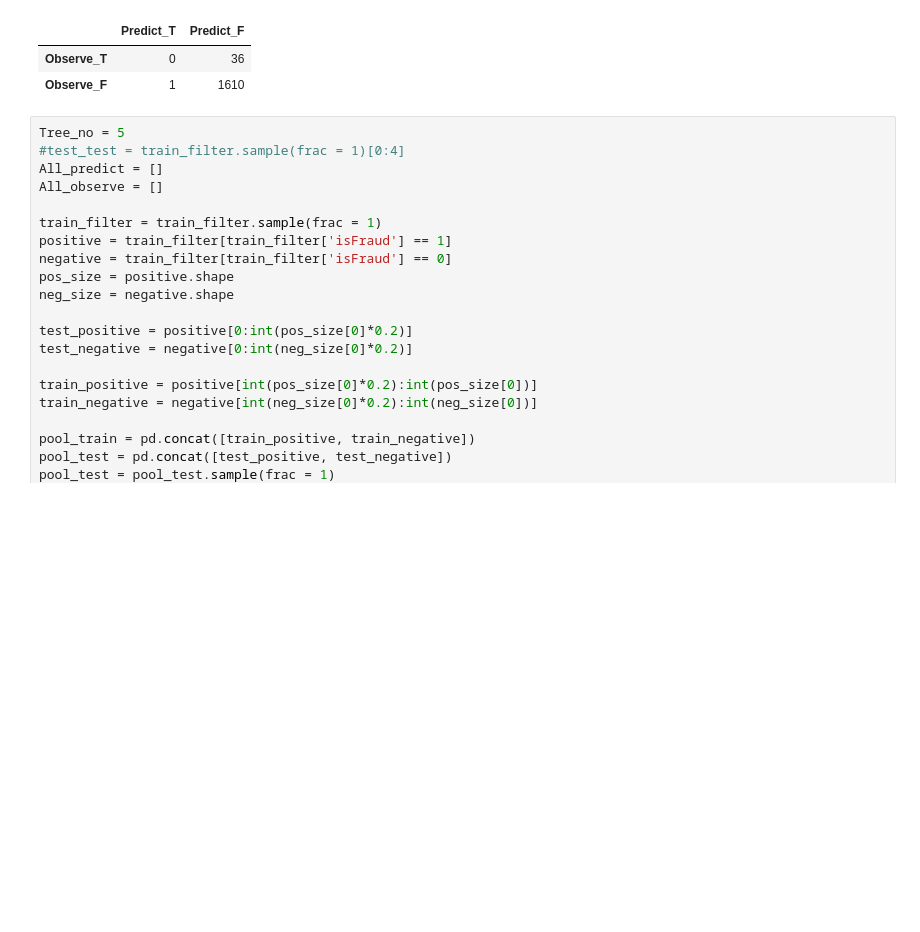
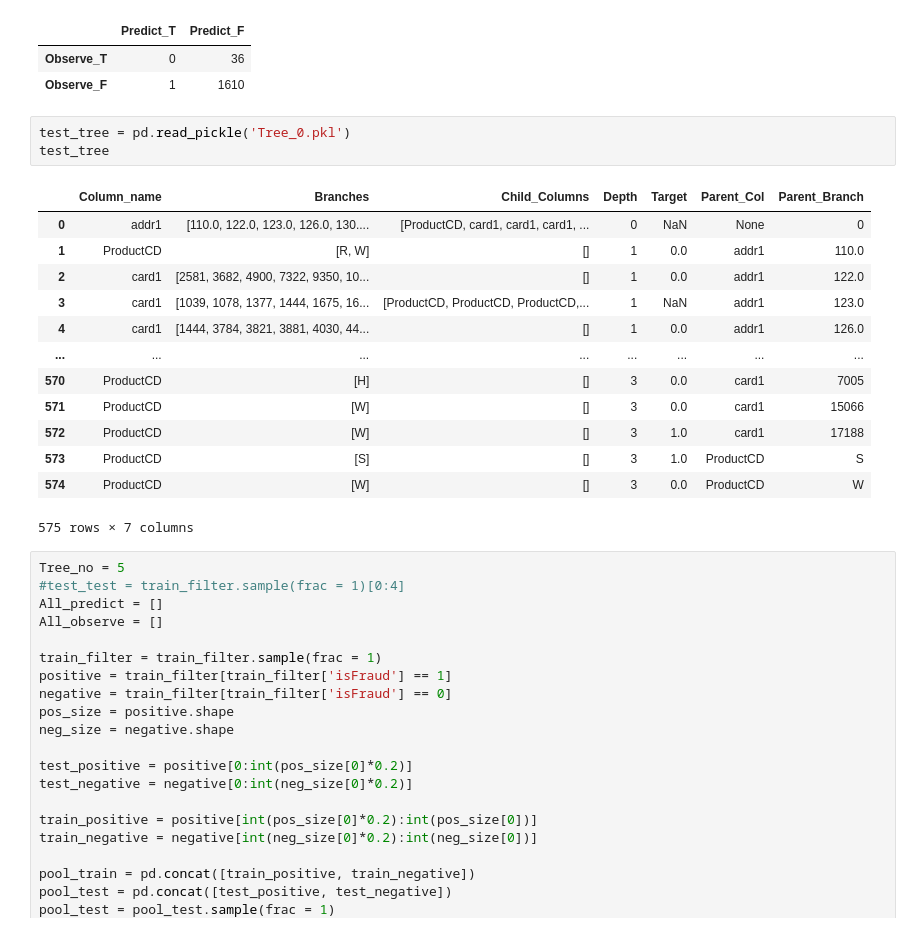
Before and after one commit to YinQingYuanQue/HM1_DT_CS529, a Jupyter notebook: HM1.ipynb, the cells around one changed output. Drawn from its saved outputs; the diff is of its cells as text; blank space fills up the shorter version.

```diff
--- a/HM1.ipynb
+++ b/HM1.ipynb
@@ -656,6 +672,23 @@ Confuse_Matrix
 |  | Predict_T | Predict_F |
 | Observe_T | 0 | 36 |
 | Observe_F | 1 | 1610 |
+# %%
+test_tree = pd.read_pickle('Tree_0.pkl')
+test_tree
+# %% [output]
+|  | Column_name | Branches | Child_Columns | Depth | Target | Parent_Col | Parent_Branch |
+| 0 | addr1 | [110.0, 122.0, 123.0, 126.0, 130.... | [ProductCD, card1, card1, card1, ... | 0 | NaN | None | 0 |
+| 1 | ProductCD | [R, W] | [] | 1 | 0.0 | addr1 | 110.0 |
+| 2 | card1 | [2581, 3682, 4900, 7322, 9350, 10... | [] | 1 | 0.0 | addr1 | 122.0 |
+| 3 | card1 | [1039, 1078, 1377, 1444, 1675, 16... | [ProductCD, ProductCD, ProductCD,... | 1 | NaN | addr1 | 123.0 |
+| 4 | card1 | [1444, 3784, 3821, 3881, 4030, 44... | [] | 1 | 0.0 | addr1 | 126.0 |
+| ... | ... | ... | ... | ... | ... | ... | ... |
+| 570 | ProductCD | [H] | [] | 3 | 0.0 | card1 | 7005 |
+| 571 | ProductCD | [W] | [] | 3 | 0.0 | card1 | 15066 |
+| 572 | ProductCD | [W] | [] | 3 | 1.0 | card1 | 17188 |
+| 573 | ProductCD | [S] | [] | 3 | 1.0 | ProductCD | S |
+| 574 | ProductCD | [W] | [] | 3 | 0.0 | ProductCD | W |
+575 rows × 7 columns
 # %%
 Tree_no = 5
 #test_test = train_filter.sample(frac = 1)[0:4]
```
Also changed, not shown: parts of 3 cells of this notebook, 4 other files.
